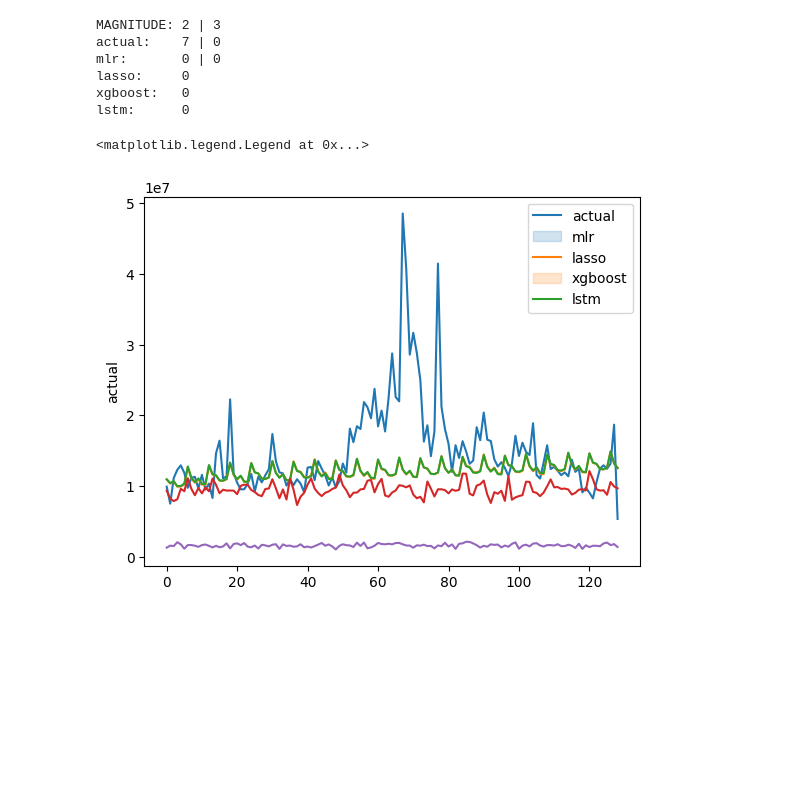
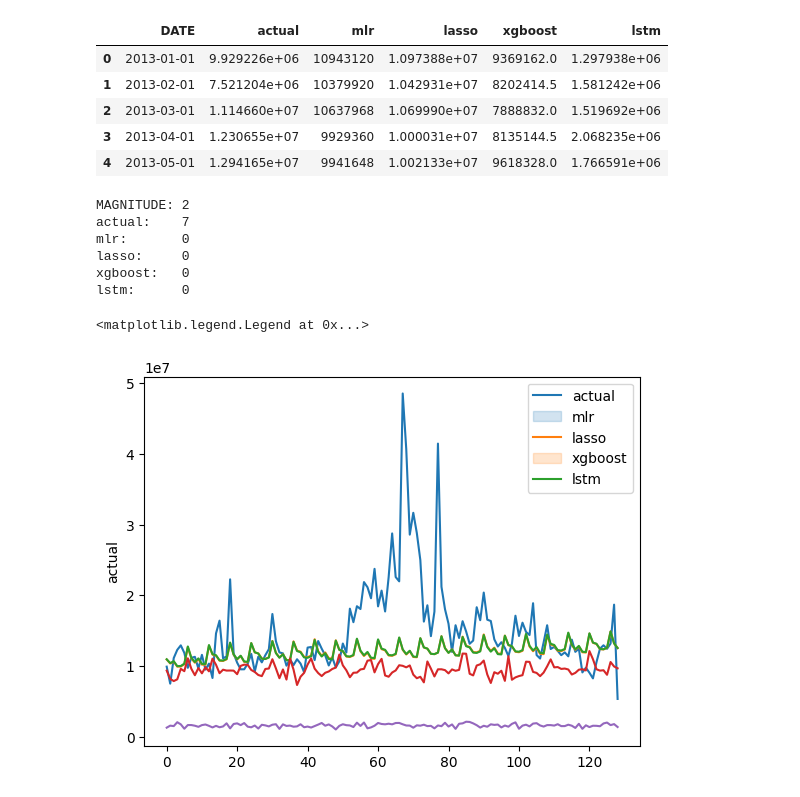
Before and after one commit to justinm329/Earthquake_Analysis, a Jupyter notebook: EDA_files/backtesting_predictions.ipynb, the cells around one changed output. Saved outputs shown, nothing was run; the diff lists cells and outputs as text; code cells hidden in the pictures; blank space fills up the shorter version.

Commit message:
cleaning up prediction results notebook

```diff
--- a/EDA_files/backtesting_predictions.ipynb
+++ b/EDA_files/backtesting_predictions.ipynb
@@ -46,13 +46,22 @@ transposed_df
 # %%
-#!pip install openpyxl
-df0 = pd.read_excel('final_time_series_project0.xlsx', sheet_name='lvl_test_set_predictions')
-df1 = pd.read_excel('final_time_series_project1.xlsx', sheet_name='lvl_test_set_predictions')
-df2 = pd.read_excel('final_time_series_project2.xlsx', sheet_name='lvl_test_set_predictions')
-df3 = pd.read_excel('final_time_series_project3.xlsx', sheet_name='lvl_test_set_predictions')
-df4 = pd.read_excel('final_time_series_project4.xlsx', sheet_name='lvl_test_set_predictions')
-df5 = pd.read_excel('final_time_series_project5.xlsx', sheet_name='lvl_test_set_predictions')
-df6 = pd.read_excel('final_time_series_project6.xlsx', sheet_name='lvl_test_set_predictions')
-df7 = pd.read_excel('final_time_series_project7.xlsx', sheet_name='lvl_test_set_predictions')
-df8 = pd.read_excel('final_time_series_project8.xlsx', sheet_name='lvl_test_set_predictions')
-df9 = pd.read_excel('final_time_series_project9.xlsx', sheet_name='lvl_test_set_predictions')
+#read in the backtested predictions
+df0 = pd.read_excel('../Data/final_time_series_project0.xlsx', sheet_name='lvl_test_set_predictions')
+df1 = pd.read_excel('../Data/final_time_series_project1.xlsx', sheet_name='lvl_test_set_predictions')
+df2 = pd.read_excel('../Data/final_time_series_project2.xlsx', sheet_name='lvl_test_set_predictions')
+df3 = pd.read_excel('../Data/final_time_series_project3.xlsx', sheet_name='lvl_test_set_predictions')
+df4 = pd.read_excel('../Data/final_time_series_project4.xlsx', sheet_name='lvl_test_set_predictions')
+df5 = pd.read_excel('../Data/final_time_series_project5.xlsx', sheet_name='lvl_test_set_predictions')
+df6 = pd.read_excel('../Data/final_time_series_project6.xlsx', sheet_name='lvl_test_set_predictions')
+df7 = pd.read_excel('../Data/final_time_series_project7.xlsx', sheet_name='lvl_test_set_predictions')
+df8 = pd.read_excel('../Data/final_time_series_project8.xlsx', sheet_name='lvl_test_set_predictions')
+df9 = pd.read_excel('../Data/final_time_series_project9.xlsx', sheet_name='lvl_test_set_predictions')
+
+df0.head()
+# %% [output]
+|  | DATE | actual | mlr | lasso | xgboost | lstm |
+| 0 | 2013-01-01 | 9.929226e+06 | 10943120 | 1.097388e+07 | 9369162.0 | 1.297938e+06 |
+| 1 | 2013-02-01 | 7.521204e+06 | 10379920 | 1.042931e+07 | 8202414.5 | 1.581242e+06 |
+| 2 | 2013-03-01 | 1.114660e+07 | 10637968 | 1.069990e+07 | 7888832.0 | 1.519692e+06 |
+| 3 | 2013-04-01 | 1.230655e+07 | 9929360 | 1.000031e+07 | 8135144.5 | 2.068235e+06 |
+| 4 | 2013-05-01 | 1.294165e+07 | 9941648 | 1.002133e+07 | 9618328.0 | 1.766591e+06 |
 # %%
@@ -72,16 +83,16 @@ mag3 = 10 ** (4.4 + 1.5*3)
 mag4 = 10 ** (4.4 + 1.5*4)
 mag5 = 10 ** (4.4 + 1.5*5)
 # %%
-print(f"MAGNITUDE: 2 | 3")
-print(f"actual:    {len(df0[df0['actual'] > mag2])} | {len(df0[df0['actual'] > mag3])}")
-print(f"mlr:       {len(df0[df0['mlr'] > mag2])} | {len(df0[df0['mlr'] > mag3])}")
+print(f"MAGNITUDE: 2")
+print(f"actual:    {len(df0[df0['actual'] > mag2])} ")
+print(f"mlr:       {len(df0[df0['mlr'] > mag2])} ")
 print(f"lasso:     {len(df0[df0['lasso'] > mag2])}")
 print(f"xgboost:   {len(df0[df0['xgboost'] > mag2])}")
 print(f"lstm:      {len(df0[df0['lstm'] > mag2])}")
 # %% [output]
-MAGNITUDE: 2 | 3
-actual:    7 | 0
-mlr:       0 | 0
+MAGNITUDE: 2
+actual:    7
+mlr:       0
 lasso:     0
 xgboost:   0
 lstm:      0
```
Also changed, not shown: parts of 6 cells of this notebook.
